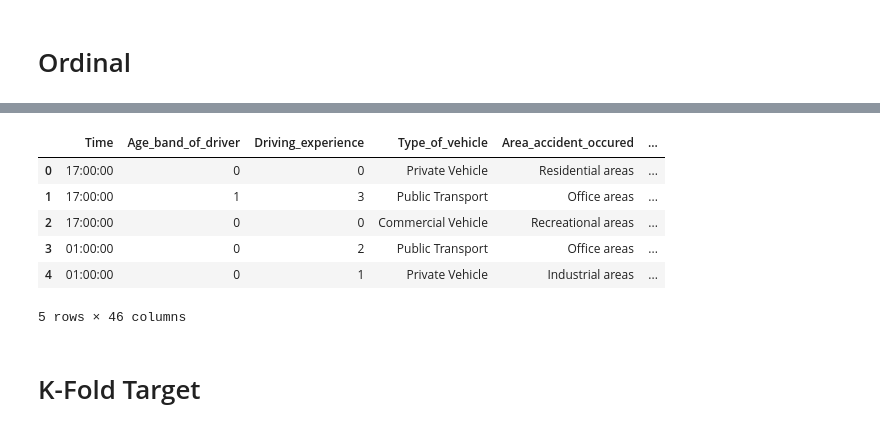
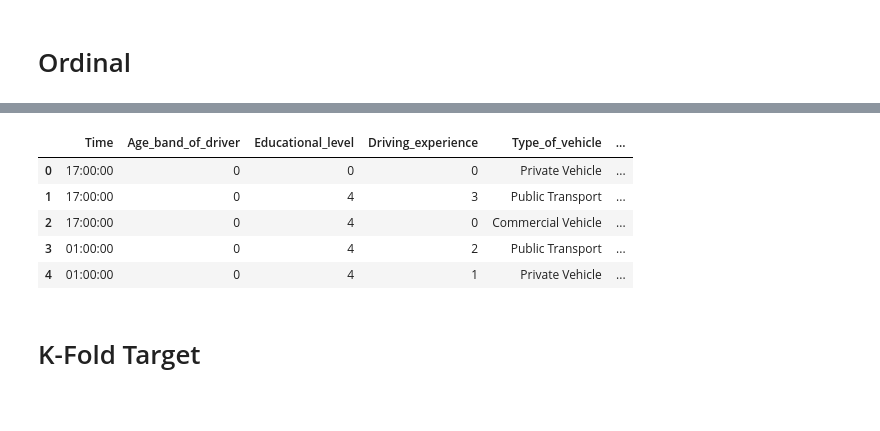
Before and after one commit to ahmadnafi30/3-AhmadNafiMubarok_OrieAbyanMaulana, a Jupyter notebook: code/encoding_vO.ipynb, the cells around one changed output, grey strips where cells are left out. Drawn from its saved outputs; the diff is of its cells as text; code cells hidden in the pictures.

```diff
--- a/code/encoding_vO.ipynb
+++ b/code/encoding_vO.ipynb
@@ -12,5 +12,5 @@ from xgboost import XGBClassifier
 from sklearn.metrics import accuracy_score
 from sklearn.model_selection import cross_val_score
 # %%
-file_path = '../datasets/cleanedfix.csv'
+file_path = '../datasets/cleanedfix[undrop].csv'
 df = pd.read_csv(file_path)
@@ -460,7 +480,8 @@ df_mix["Accident_severity"] = label_enc.fit_transform(df_ohe["Accident_severity"
 # %%
 one_hot_features = [
     "Sex_of_driver", "Vehicle_driver_relation", "Owner_of_vehicle",
-    "Road_surface_type", "Road_surface_conditions", "Light_conditions", "Day"
+    "Road_surface_type", "Road_surface_conditions", "Light_conditions",
+    "Sex_of_casualty", "Fitness_of_casuality", "Day"
 ]
 
 df_mix = pd.get_dummies(df_mix, columns=one_hot_features, dtype=int)
@@ -479,17 +513,19 @@ df_mix.head()
 # %%
-ordinal_encode_features = ["Age_band_of_driver", "Driving_experience", "Casualty_severity"]
+ordinal_encode_features = [
+    "Educational_level", "Service_year_of_vehicle", "Age_band_of_driver",
+    "Driving_experience", "Age_band_of_casualty", "Casualty_severity"
+]
 
 oe = OrdinalEncoder()
 df_mix[ordinal_encode_features] = oe.fit_transform(df_mix[ordinal_encode_features]).astype(int)
 
 df_mix.head()
 # %% [output]
-|  | Time | Age_band_of_driver | Driving_experience | Type_of_vehicle | Area_accident_occured | ... |
-| 0 | 17:00:00 | 0 | 0 | Private Vehicle | Residential areas | ... |
-| 1 | 17:00:00 | 1 | 3 | Public Transport | Office areas | ... |
-| 2 | 17:00:00 | 0 | 0 | Commercial Vehicle | Recreational areas | ... |
-| 3 | 01:00:00 | 0 | 2 | Public Transport | Office areas | ... |
-| 4 | 01:00:00 | 0 | 1 | Private Vehicle | Industrial areas | ... |
+|  | Time | Age_band_of_driver | Educational_level | Driving_experience | Type_of_vehicle | ... |
+| 0 | 17:00:00 | 0 | 0 | 0 | Private Vehicle | ... |
+| 1 | 17:00:00 | 0 | 4 | 3 | Public Transport | ... |
+| 2 | 17:00:00 | 0 | 4 | 0 | Commercial Vehicle | ... |
+| 3 | 01:00:00 | 0 | 4 | 2 | Public Transport | ... |
+| 4 | 01:00:00 | 0 | 4 | 1 | Private Vehicle | ... |
-5 rows × 46 columns
 # %% [markdown]
 # K-Fold Target
```
Also changed, not shown: parts of 25 cells of this notebook, 6 other files.
